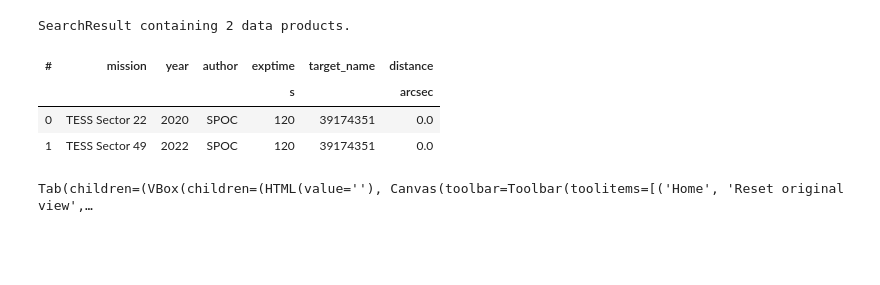
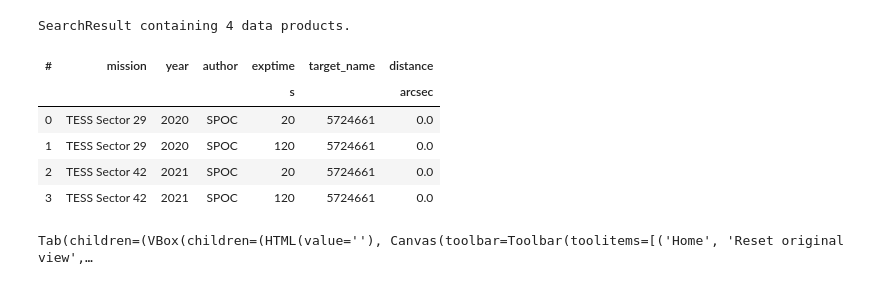
Before and after one commit to Josafary/Lightkurve_Codes, a Jupyter notebook: Pre_Whitening.ipynb, the cells around one changed output. Cells and saved outputs as stored; diff of their text form; code cells hidden in the pictures; blank space fills up the shorter version.

```diff
--- a/Pre_Whitening.ipynb
+++ b/Pre_Whitening.ipynb
@@ -6,16 +6,18 @@ import matplotlib.pyplot as plt
 import numpy as np
 import pandas as pd
 # %%
-tic = '39174351'
+tic = '5724661'
 
-search = lk.search_lightcurve(target=f'TIC {tic}', author='SPOC', exptime=120)
+search = lk.search_lightcurve(target=f'TIC {tic}', author='SPOC')
 search
 # %% [output]
-SearchResult containing 2 data products.
+SearchResult containing 4 data products.
 | # | mission | year | author | exptime | target_name | distance |
 |  |  |  |  | s |  | arcsec |
-| 0 | TESS Sector 22 | 2020 | SPOC | 120 | 39174351 | 0.0 |
-| 1 | TESS Sector 49 | 2022 | SPOC | 120 | 39174351 | 0.0 |
+| 0 | TESS Sector 29 | 2020 | SPOC | 20 | 5724661 | 0.0 |
+| 1 | TESS Sector 29 | 2020 | SPOC | 120 | 5724661 | 0.0 |
+| 2 | TESS Sector 42 | 2021 | SPOC | 20 | 5724661 | 0.0 |
+| 3 | TESS Sector 42 | 2021 | SPOC | 120 | 5724661 | 0.0 |
 # %%
 index = 0
 lc = search[index].download().normalize().remove_outliers(sigma=3.5)
```
Also changed, not shown: parts of 3 cells of this notebook, 4 other files.
